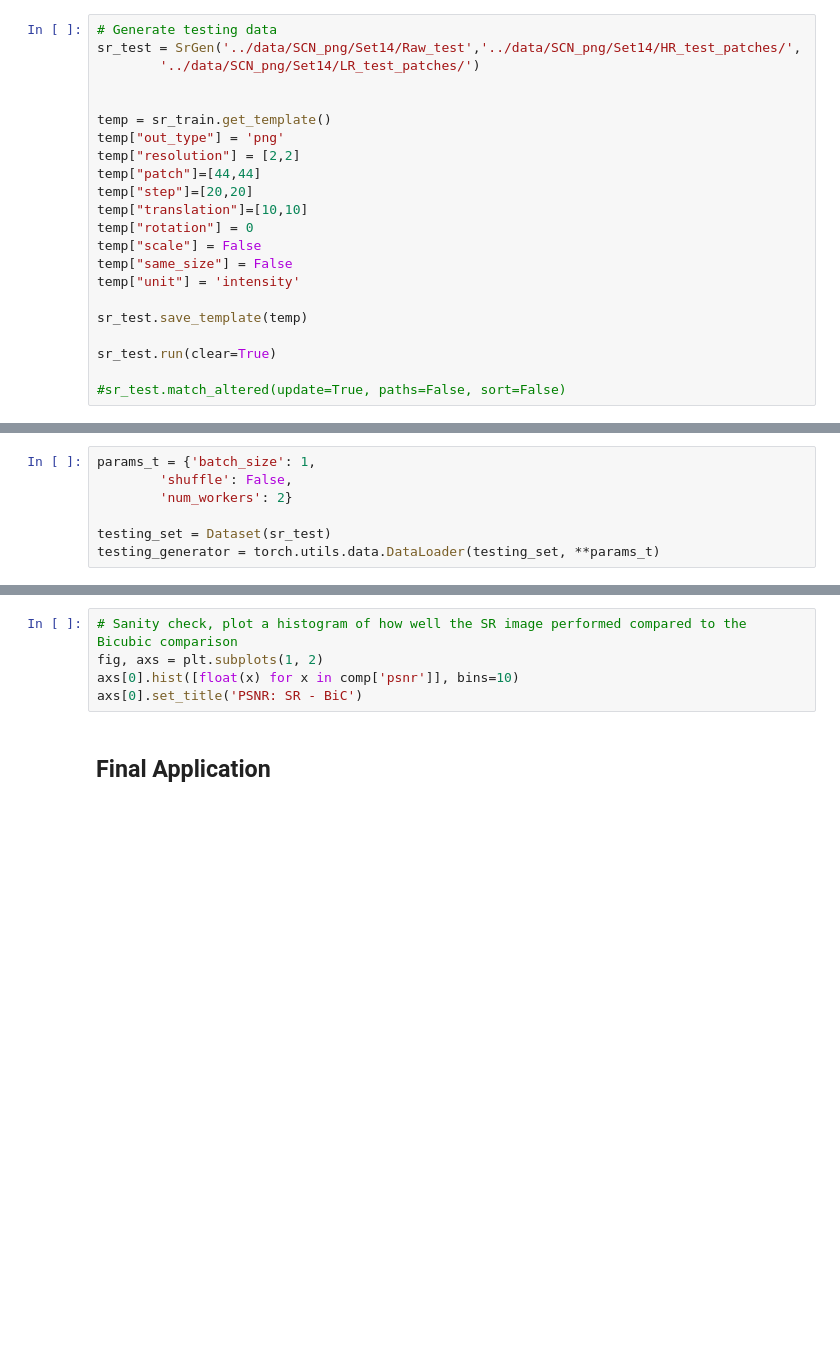
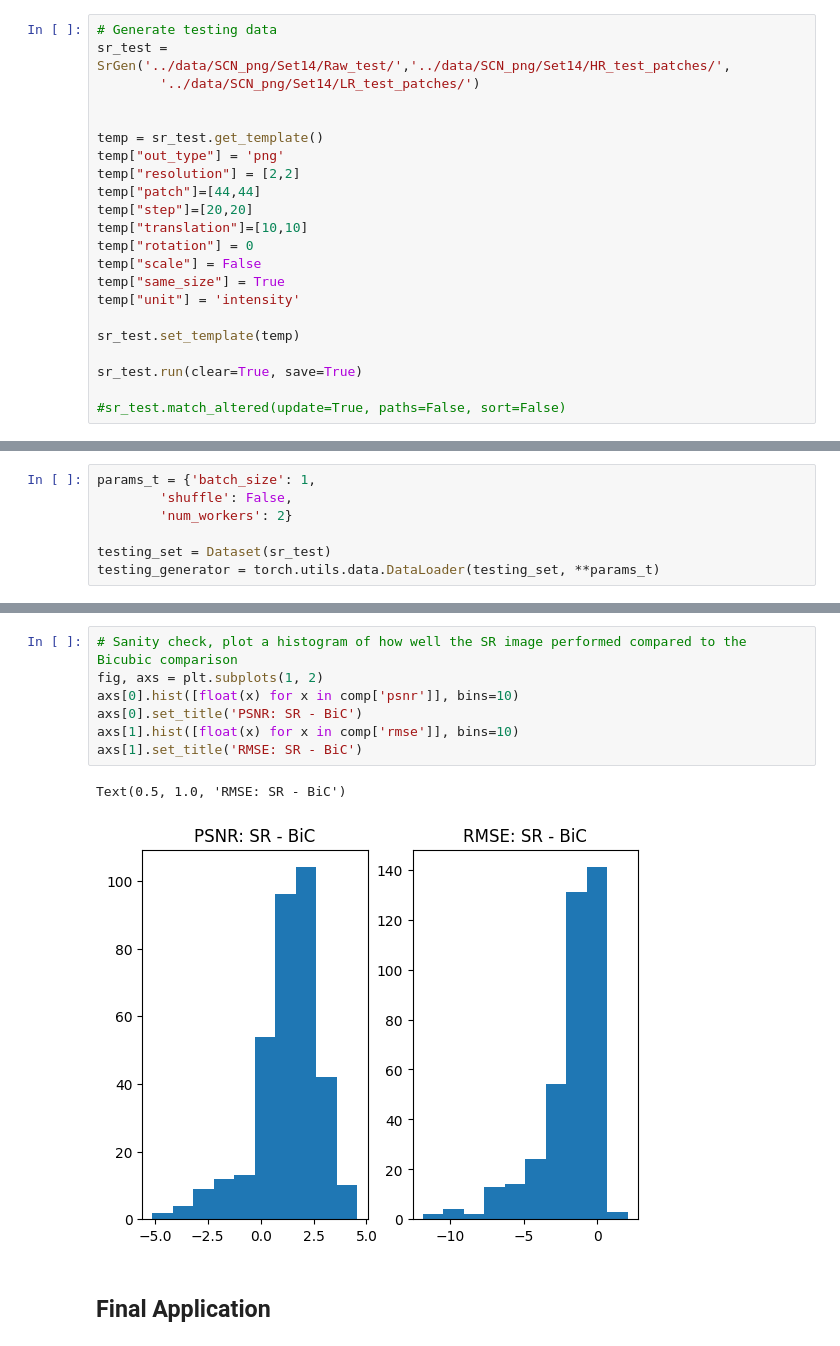
Before and after one commit to Lawreros/Super-Resolution, a Jupyter notebook: SCN/main.ipynb, the cells around one changed output, grey strips where cells are left out. Cells and saved outputs as stored; diff of their text form; blank space fills up the shorter version.

```diff
--- a/SCN/main.ipynb
+++ b/SCN/main.ipynb
@@ -317,11 +303,11 @@ axs[0].set_title('Mean Loss for SCN')
 ## Testing Model
 # %%
 # Generate testing data
-sr_test = SrGen('../data/SCN_png/Set14/Raw_test','../data/SCN_png/Set14/HR_test_patches/',
+sr_test = SrGen('../data/SCN_png/Set14/Raw_test/','../data/SCN_png/Set14/HR_test_patches/',
         '../data/SCN_png/Set14/LR_test_patches/')
 
 
-temp = sr_train.get_template()
+temp = sr_test.get_template()
 temp["out_type"] = 'png'
 temp["resolution"] = [2,2]
 temp["patch"]=[44,44]
@@ -329,11 +315,11 @@ temp["step"]=[20,20]
 temp["translation"]=[10,10]
 temp["rotation"] = 0
 temp["scale"] = False
-temp["same_size"] = False
+temp["same_size"] = True
 temp["unit"] = 'intensity'
 
-sr_test.save_template(temp)
+sr_test.set_template(temp)
 
-sr_test.run(clear=True)
+sr_test.run(clear=True, save=True)
 
 #sr_test.match_altered(update=True, paths=False, sort=False)
@@ -390,8 +405,13 @@ with torch.no_grad():
 # %%
 # Sanity check, plot a histogram of how well the SR image performed compared to the Bicubic comparison
 fig, axs = plt.subplots(1, 2)
 axs[0].hist([float(x) for x in comp['psnr']], bins=10)
 axs[0].set_title('PSNR: SR - BiC')
+axs[1].hist([float(x) for x in comp['rmse']], bins=10)
+axs[1].set_title('RMSE: SR - BiC')
+# %% [output]
+Text(0.5, 1.0, 'RMSE: SR - BiC')
+[figure, added]
 # %% [markdown]
 ## Final Application
 # %%
```
Also changed, not shown: parts of 15 cells of this notebook.
